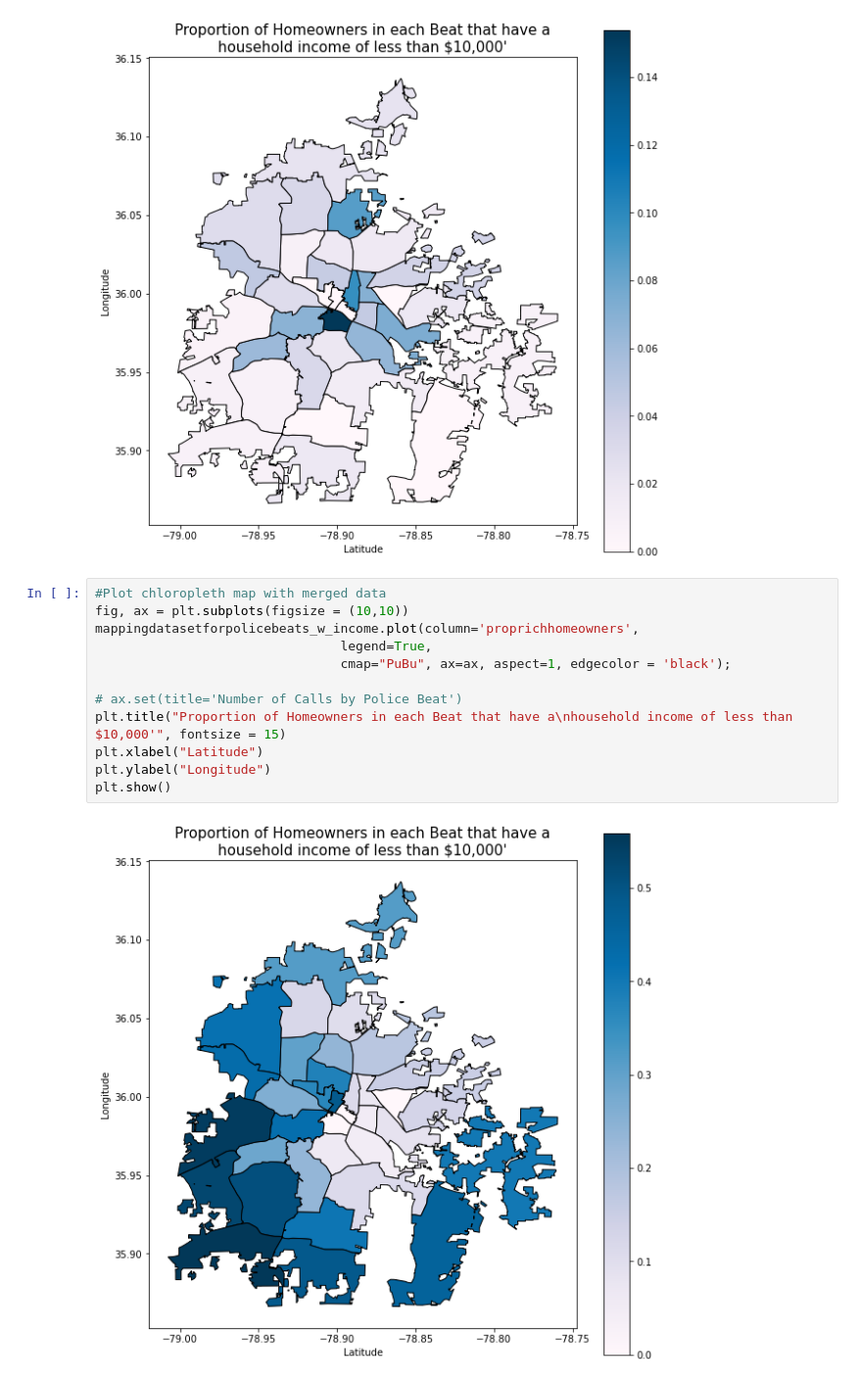
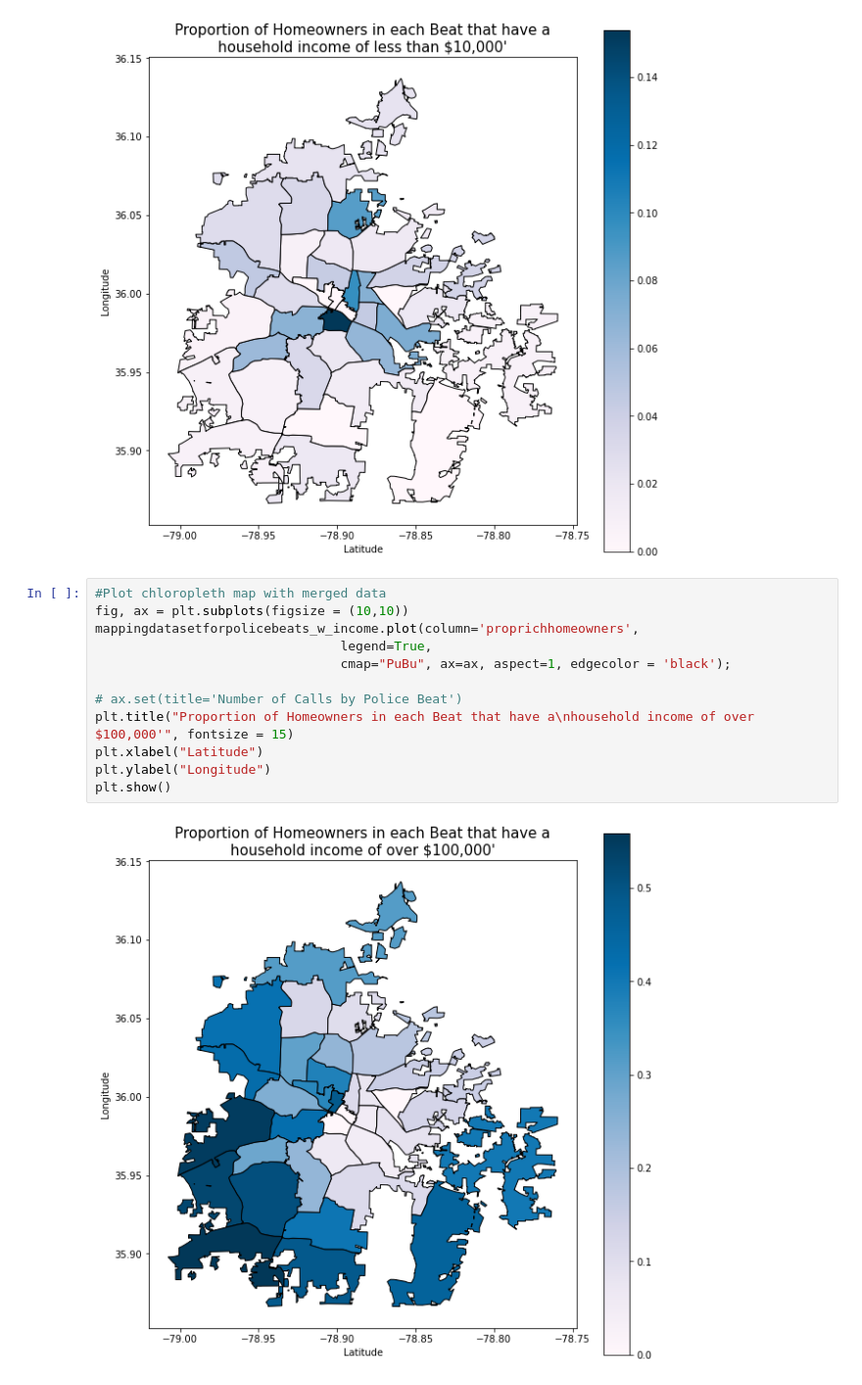
Before and after one commit to sadiesheridan/dataplus-project27-community-safety-durham, a Jupyter notebook: 10_code/hispanicanalysis.ipynb, the cells around one changed output. Shown at 98% size. Saved outputs shown, nothing was run; the diff lists cells and outputs as text.

```diff
--- a/10_code/hispanicanalysis.ipynb
+++ b/10_code/hispanicanalysis.ipynb
@@ -1001,15 +946,15 @@ plt.show()
 # %%
 #Plot chloropleth map with merged data
 fig, ax = plt.subplots(figsize = (10,10))
 mappingdatasetforpolicebeats_w_income.plot(column='proprichhomeowners',
                                 legend=True,
                                 cmap="PuBu", ax=ax, aspect=1, edgecolor = 'black');
 
 # ax.set(title='Number of Calls by Police Beat')
-plt.title("Proportion of Homeowners in each Beat that have a\nhousehold income of less than $10,000'", fontsize = 15)
+plt.title("Proportion of Homeowners in each Beat that have a\nhousehold income of over $100,000'", fontsize = 15)
 plt.xlabel("Latitude")
 plt.ylabel("Longitude")
 plt.show()
 # %% [output]
-[figure, old version]
+[figure, new version]
 # %%
```
Also changed, not shown: parts of 20 cells of this notebook.
